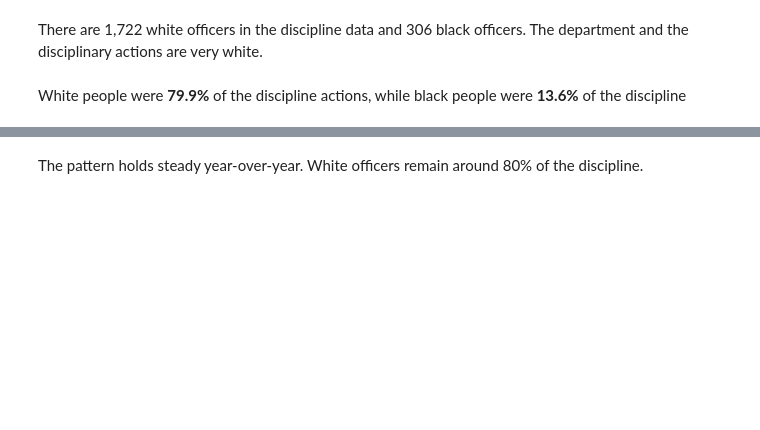
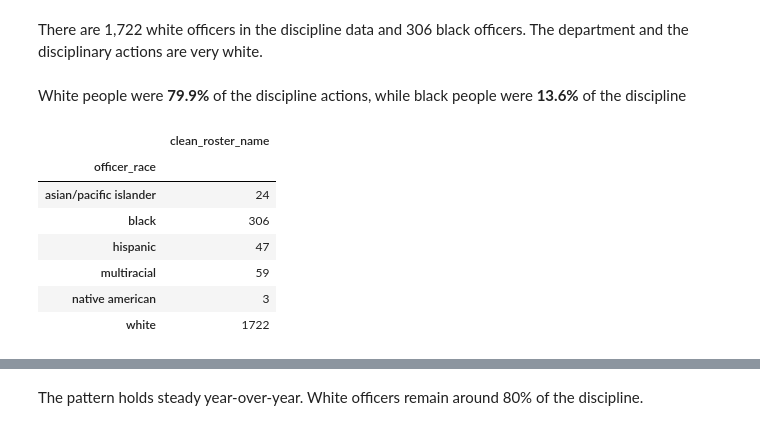
Before and after one commit to APM-Reports/nashville-discipline, a Jupyter notebook: analysis/Discipline-Data-Analysis.ipynb, the cells around one changed output, grey strips where cells are left out. Saved outputs shown, nothing was run; the diff lists cells and outputs as text; code cells hidden in the pictures; blank space fills up the shorter version.

Commit message:
updating readme and cleaning analysis document

```diff
--- a/analysis/Discipline-Data-Analysis.ipynb
+++ b/analysis/Discipline-Data-Analysis.ipynb
@@ -247,7 +257,18 @@ There are 1,722 white officers in the discipline data and 306 black officers. Th
 # %% [markdown]
 White people were __79.9%__ of the discipline actions, while black people were __13.6%__ of the discipline
 # %%
-discipline_final.groupby('officer_race').agg({'clean_roster_name':'nunique'})
+discipline_final.groupby('officer_race').agg(
+    {'clean_roster_name':'nunique'}
+)
+# %% [output]
+|  | clean_roster_name |
+| officer_race |  |
+| asian/pacific islander | 24 |
+| black | 306 |
+| hispanic | 47 |
+| multiracial | 59 |
+| native american | 3 |
+| white | 1722 |
 # %%
 discipline_by_race = discipline_final.groupby(
     ['officer_race']
```
Also changed, not shown: parts of 39 cells of this notebook, 1 other file.
